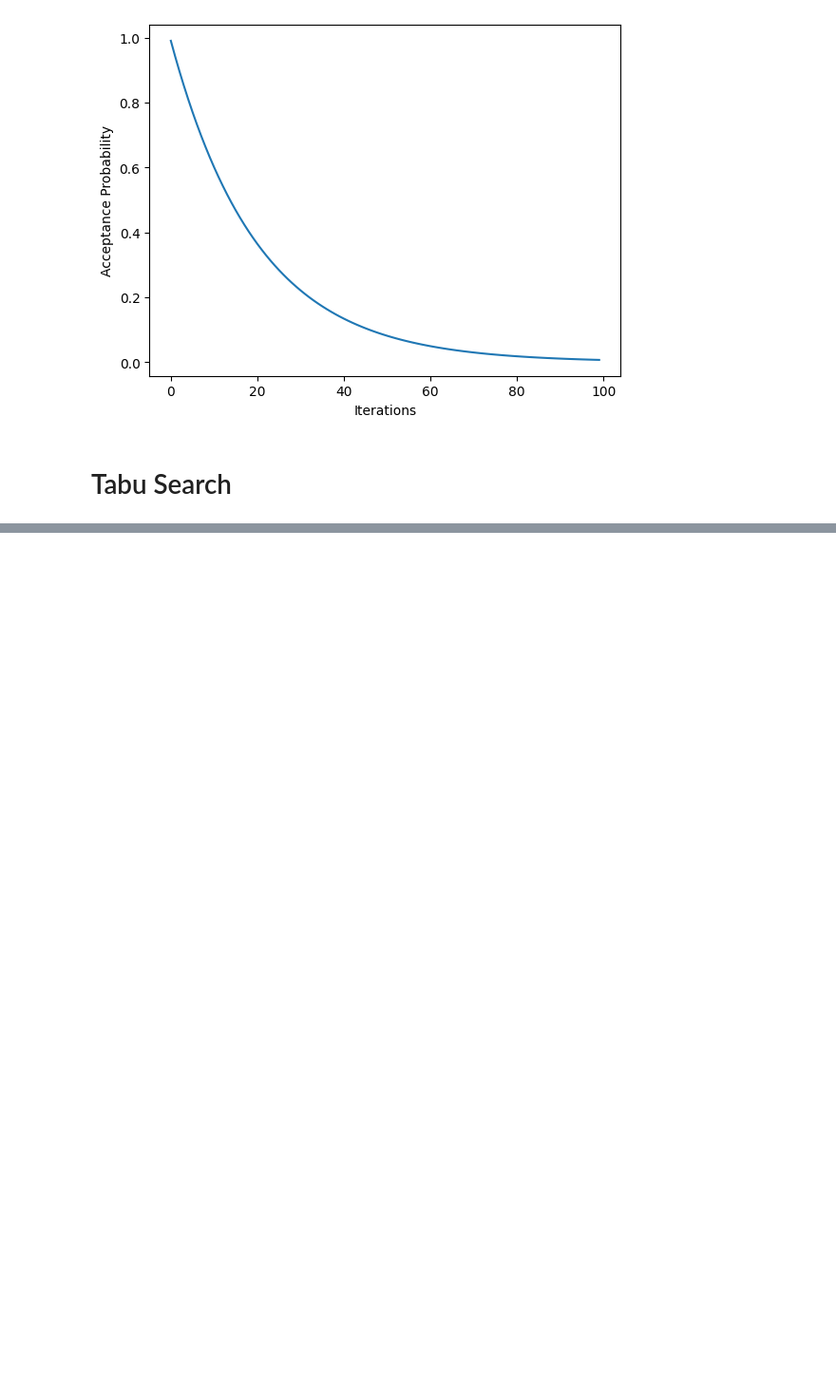
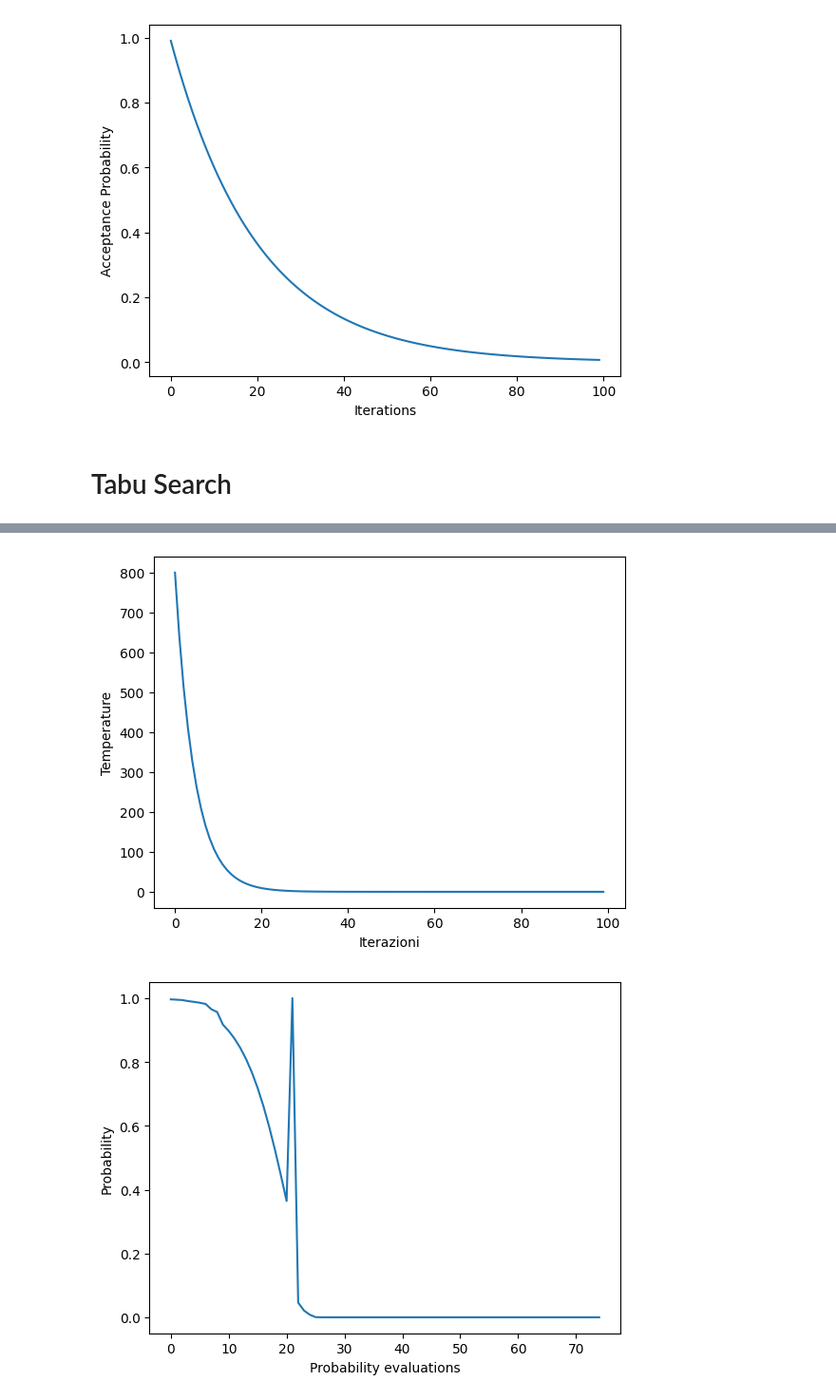
Before and after one commit to Nicocarad/ci23, a Jupyter notebook: Halloween.ipynb, the cells around one changed output, grey strips where cells are left out. Shown: that part at 95% size. Saved outputs shown, nothing was run; the diff lists cells and outputs as text; code cells hidden in the pictures; blank space fills up the shorter version.

```diff
--- a/Halloween.ipynb
+++ b/Halloween.ipynb
@@ -183,13 +182,13 @@ def find_greatest_set(x):
     return x.sum(axis=1).argmax()
 
 
-def evaluate(state):
+def evaluate_2(state):
     cost = sum(state)
 
     elem_covered = reduce(
         np.logical_or,
         [SETS.getrow(i).toarray() for i, t in enumerate(state) if t],
-        np.array([False for _ in range(num_points)]),
+        np.array([False for _ in range(points)]),
     )
 
     valid = np.all(elem_covered)
@@ -199,11 +198,11 @@ def evaluate(state):
     return valid, num_elem_covered, -cost
 
 
-def tweak(state):
-    new_state = copy.deepcopy(state)
+def tweak_2(state):
+    new_state = copy(state)
 
     while new_state in taboo_list:
-        index = randint(0, num_sets - 1)
+        index = randint(0, sets - 1)
         new_state[index] = not new_state[index]
 
     taboo_list.append(new_state)
@@ -213,24 +212,24 @@ def tweak(state):
 taboo_list.clear()
 
 ## Find the set that cover the most num of elements and use it as starting point
-current_solution = [False] * num_sets
-current_solution[find_greatest_set(x)] = True
-current_cost = evaluate(current_solution)
+current_solution = [False] * sets
+current_solution[find_greatest_set(SETS)] = True
+current_cost = evaluate_2(current_solution)
 
 # Memorize that as the best solution for the moment
-best_solution = [True] * num_sets
-best_cost = (True, num_points, -num_sets)
+best_solution = [True] * sets
+best_cost = (True, points, -sets)
 
 # Insert the starting point into taboo list
 taboo_list.append(current_solution)
 # %%
 for step in range(iterations):
     # Find a new possible solution
-    new_state = tweak(current_solution)
+    new_state = tweak_2(current_solution)
     # print(new_state)
 
     # Evaluate the cost
-    new_cost = evaluate(new_state)
+    new_cost = evaluate_2(new_state)
     print(new_cost)
 
     # Calculate deltaE using the number of taken elements
@@ -251,9 +250,13 @@ for step in range(iterations):
             best_cost = current_cost
     else:
         probability = math.exp(-deltaE / temperature)
+        probability_array.append(probability)
+
         if random() < probability:
                 current_solution = new_state
                 current_cost = new_cost
 
     temperature *= cooling_rate
+    temp_array.append(temperature)
+    iteration_sets.append(step)
 # %% [output]
@@ -260,0 +280,13 @@ NameError: name 'current_solution' is not defined
+# %%
+plt.plot(range(iterations), temp_array)
+plt.xlabel("Iterazioni")
+plt.ylabel("Temperature")
+plt.show()
+
+plt.plot(range(len(probability_array)), probability_array)
+plt.xlabel("Probability evaluations")
+plt.ylabel("Probability")
+plt.show()
+# %% [output]
+[figure, added]
+[figure, added]
```
Also changed, not shown: parts of 2 cells of this notebook.
